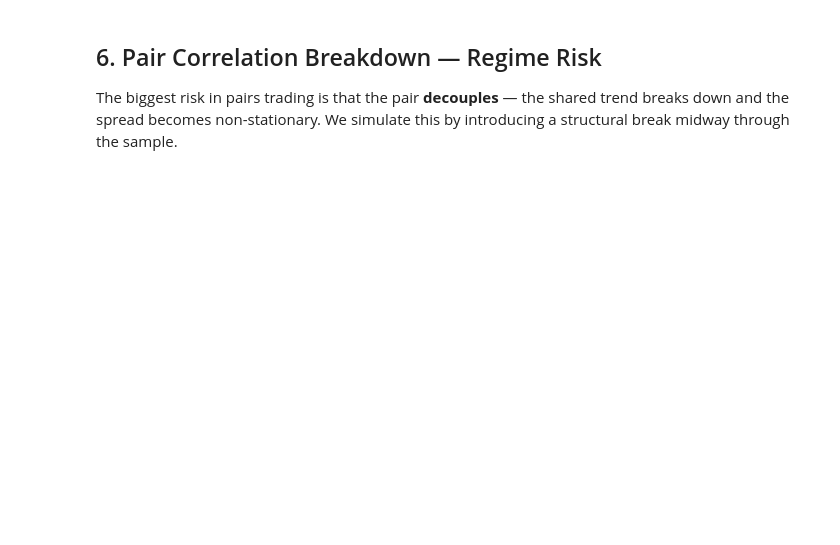
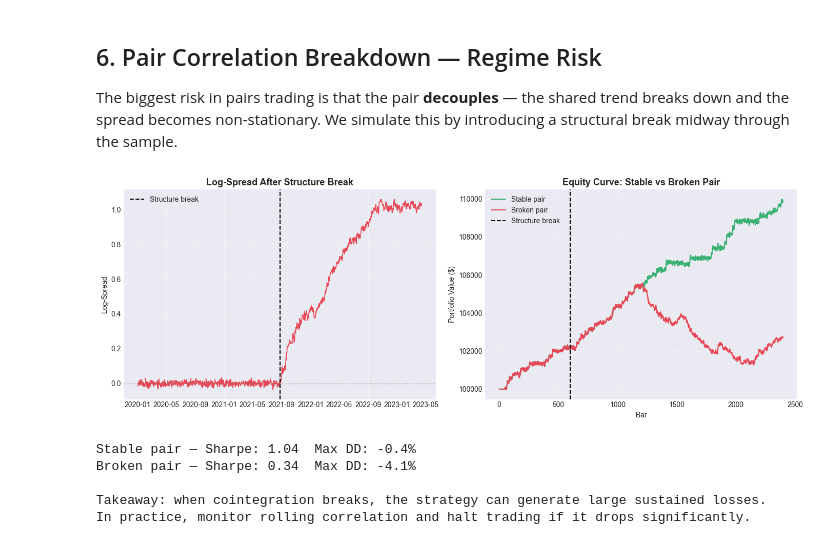
Before and after one commit to SLMolenaar/QuantCore, a Jupyter notebook: python/examples/pairs_trading.ipynb, the cells around one changed output. Saved outputs shown, nothing was run; the diff lists cells and outputs as text; code cells hidden in the pictures; blank space fills up the shorter version.

```diff
--- a/python/examples/pairs_trading.ipynb
+++ b/python/examples/pairs_trading.ipynb
@@ -167,9 +194,8 @@ results = qc.run_backtest(
     initial_capital=INITIAL_CAPITAL,
 )
 
-equity_curve = np.array(results['equity_curve'])
-ts           = np.array(results['timestamps'])
-returns      = calculate_returns(equity_curve)
-metrics      = calculate_all_metrics(equity_curve)
+equity_curve, ts = strip_sentinel(results)
+returns          = calculate_returns(equity_curve)
+metrics          = calculate_all_metrics(equity_curve, risk_free_rate=0.0)
 
 print(metrics)
@@ -255,41 +306,50 @@ r_broken = qc.run_backtest(
     initial_capital=INITIAL_CAPITAL,
 )
 
-ec_stable = equity_curve
-ec_broken = np.array(r_broken['equity_curve'])
+ec_stable         = equity_curve
+ec_broken, _      = strip_sentinel(r_broken)
 
 fig, axes = plt.subplots(1, 2, figsize=(14, 5))
 
 # diverging spread
 broken_spread = np.log(drift_prices1 / prices2)
 ax = axes[0]
 ax.plot(dates, broken_spread, linewidth=1.2, color='#E84855')
 ax.axvline(dates[break_point], color='black', linestyle='--', linewidth=1.5, label='Structure break')
 ax.axhline(broken_spread[:break_point].mean(), color='grey', linestyle=':', linewidth=1)
 ax.set_title('Log-Spread After Structure Break', fontsize=13, fontweight='bold')
 ax.set_ylabel('Log-Spread')
 ax.legend()
 ax.grid(True, alpha=0.3)
 
-# equity comparison
+# equity comparison (plot by bar index so lengths don't need to match)
 ax = axes[1]
 ax.plot(ec_stable, linewidth=1.5, color='#3BB273', label='Stable pair')
 ax.plot(ec_broken, linewidth=1.5, color='#E84855', label='Broken pair')
 ax.axvline(break_point, color='black', linestyle='--', linewidth=1.5, label='Structure break')
 ax.set_title('Equity Curve: Stable vs Broken Pair', fontsize=13, fontweight='bold')
 ax.set_ylabel('Portfolio Value ($)')
 ax.set_xlabel('Bar')
 ax.legend()
 ax.grid(True, alpha=0.3)
 
 plt.tight_layout()
 plt.show()
 
-m_stable = calculate_all_metrics(ec_stable)
-m_broken = calculate_all_metrics(ec_broken)
+m_stable       = calculate_all_metrics(ec_stable, risk_free_rate=0.0)
+m_broken       = calculate_all_metrics(ec_broken, risk_free_rate=0.0)
+sharpe_stable  = np.clip(m_stable.sharpe_ratio, -5.0, 5.0)
+sharpe_broken  = np.clip(m_broken.sharpe_ratio, -5.0, 5.0)
 
-print(f'Stable pair — Sharpe: {m_stable.sharpe_ratio:.2f}  Max DD: {m_stable.max_drawdown:.1f}%')
-print(f'Broken pair — Sharpe: {m_broken.sharpe_ratio:.2f}  Max DD: {m_broken.max_drawdown:.1f}%')
+print(f'Stable pair — Sharpe: {sharpe_stable:.2f}  Max DD: {m_stable.max_drawdown:.1f}%')
+print(f'Broken pair — Sharpe: {sharpe_broken:.2f}  Max DD: {m_broken.max_drawdown:.1f}%')
 print()
 print('Takeaway: when cointegration breaks, the strategy can generate large sustained losses.')
 print('In practice, monitor rolling correlation and halt trading if it drops significantly.')
+# %% [output]
+[figure, added]
+Stable pair — Sharpe: 1.04  Max DD: -0.4%
+Broken pair — Sharpe: 0.34  Max DD: -4.1%
+
+Takeaway: when cointegration breaks, the strategy can generate large sustained losses.
+In practice, monitor rolling correlation and halt trading if it drops significantly.
```
Also changed, not shown: parts of 6 cells of this notebook, 4 other files.
